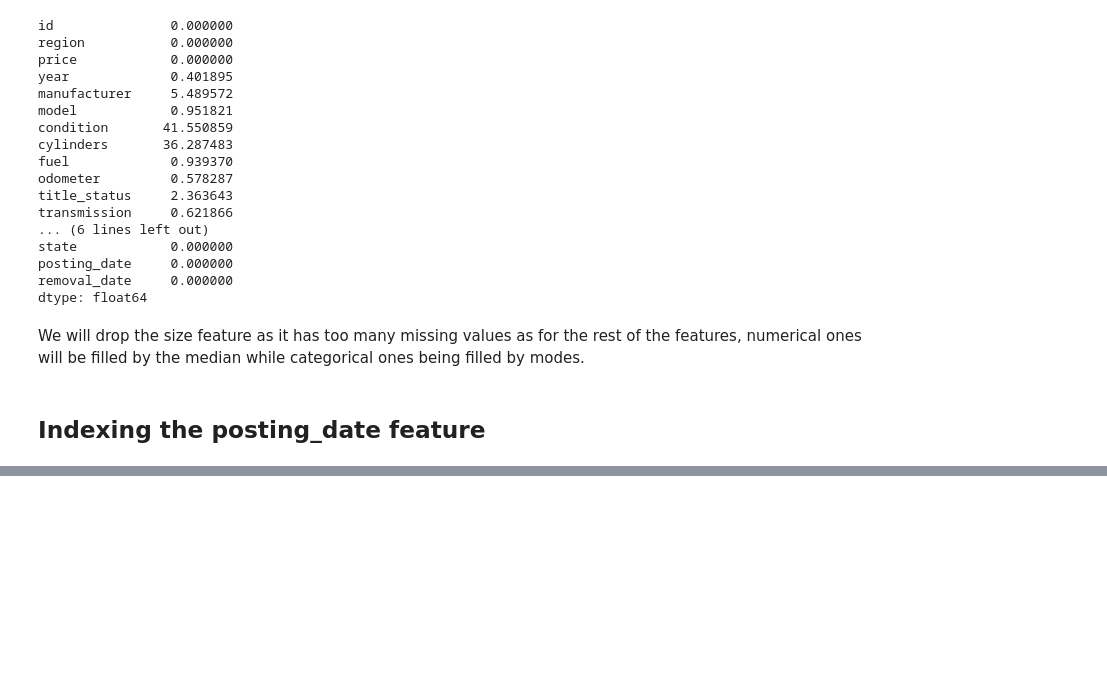
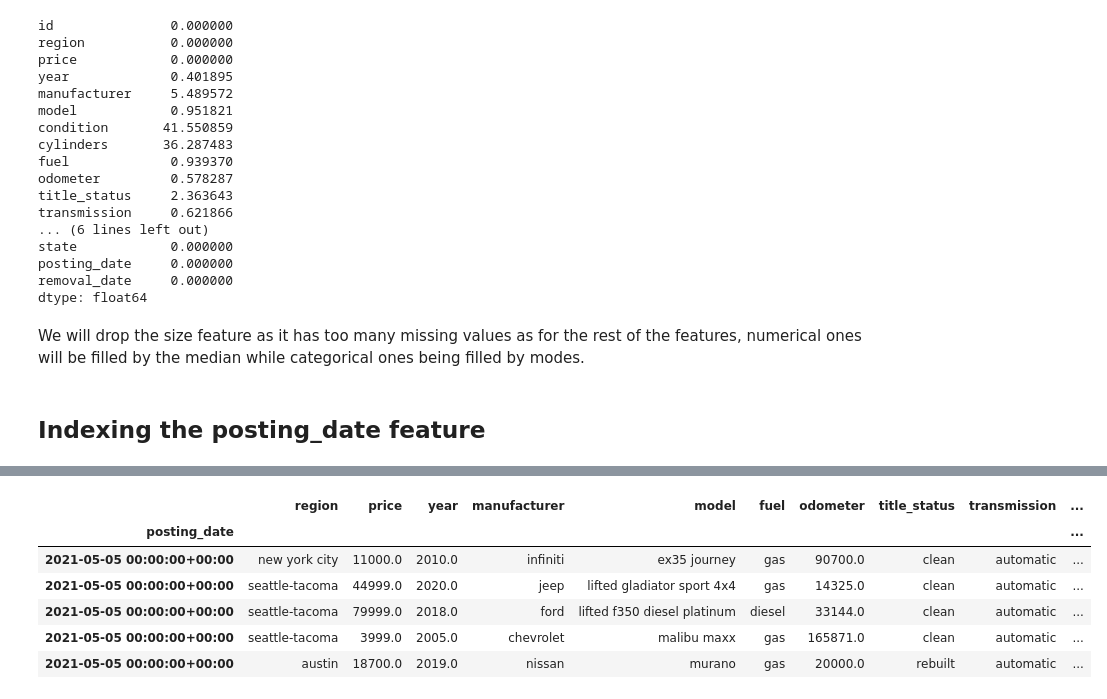
Before and after one commit to Nickimani/craigslist_used_vehicles_TSA, a Jupyter notebook: Code.ipynb, the cells around one changed output, grey strips where cells are left out. Saved outputs shown, nothing was run; the diff lists cells and outputs as text; code cells hidden in the pictures; blank space fills up the shorter version.

```diff
--- a/Code.ipynb
+++ b/Code.ipynb
@@ -513,0 +548,13 @@ data.head()
+# %%
+# Dropping the features
+df = data[['region', 'price', 'year', 'manufacturer', 'model', 'fuel', 'odometer', 'title_status', 'transmission', 'state']].copy()
+# %%
+df.tail()
+# %% [output]
+|  | region | price | year | manufacturer | model | fuel | odometer | title_status | transmission | ... |
+| posting_date |  |  |  |  |  |  |  |  |  | ... |
+| 2021-05-05 00:00:00+00:00 | new york city | 11000.0 | 2010.0 | infiniti | ex35 journey | gas | 90700.0 | clean | automatic | ... |
+| 2021-05-05 00:00:00+00:00 | seattle-tacoma | 44999.0 | 2020.0 | jeep | lifted gladiator sport 4x4 | gas | 14325.0 | clean | automatic | ... |
+| 2021-05-05 00:00:00+00:00 | seattle-tacoma | 79999.0 | 2018.0 | ford | lifted f350 diesel platinum | diesel | 33144.0 | clean | automatic | ... |
+| 2021-05-05 00:00:00+00:00 | seattle-tacoma | 3999.0 | 2005.0 | chevrolet | malibu maxx | gas | 165871.0 | clean | automatic | ... |
+| 2021-05-05 00:00:00+00:00 | austin | 18700.0 | 2019.0 | nissan | murano | gas | 20000.0 | rebuilt | automatic | ... |
```
Also changed, not shown: parts of 35 cells of this notebook.
